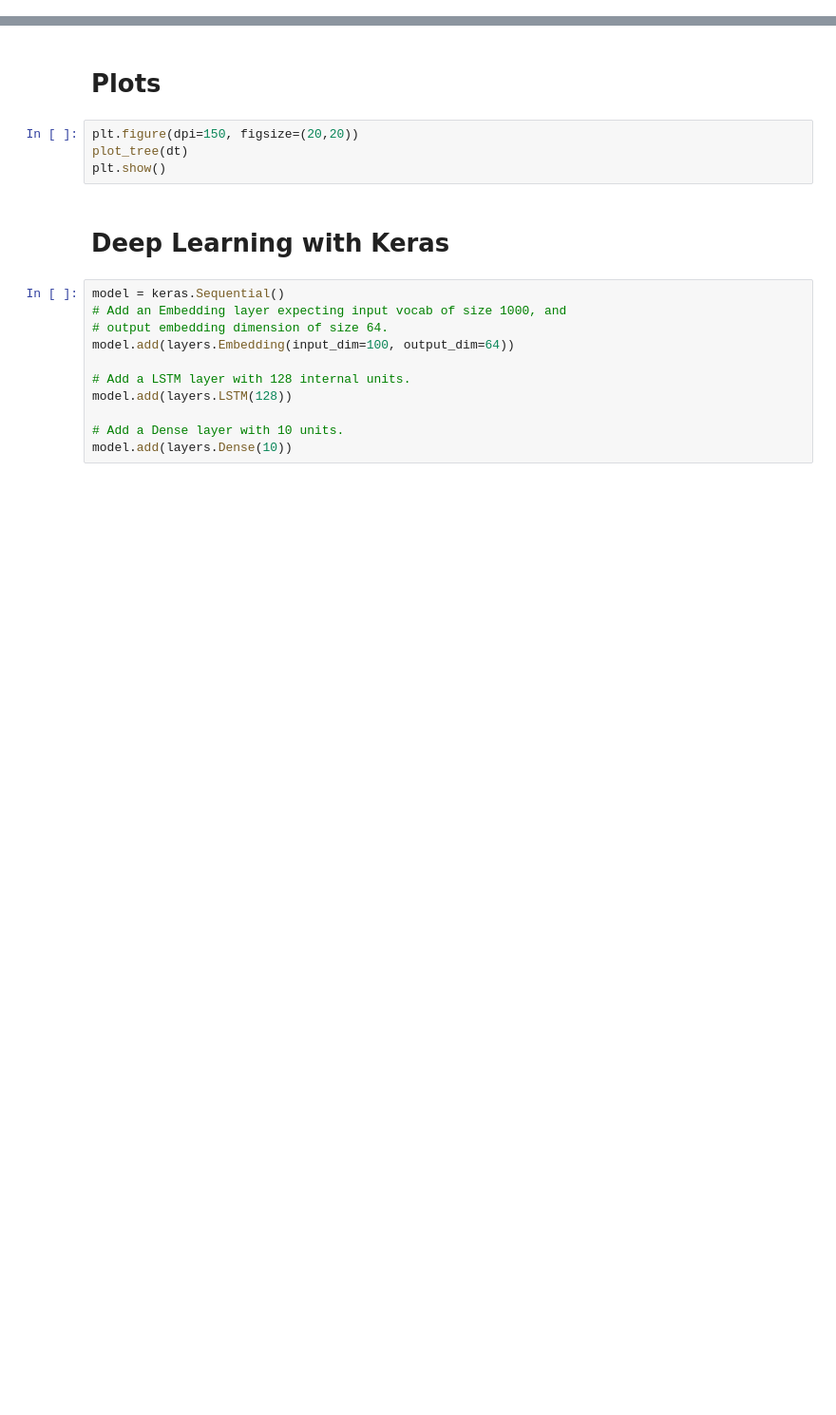
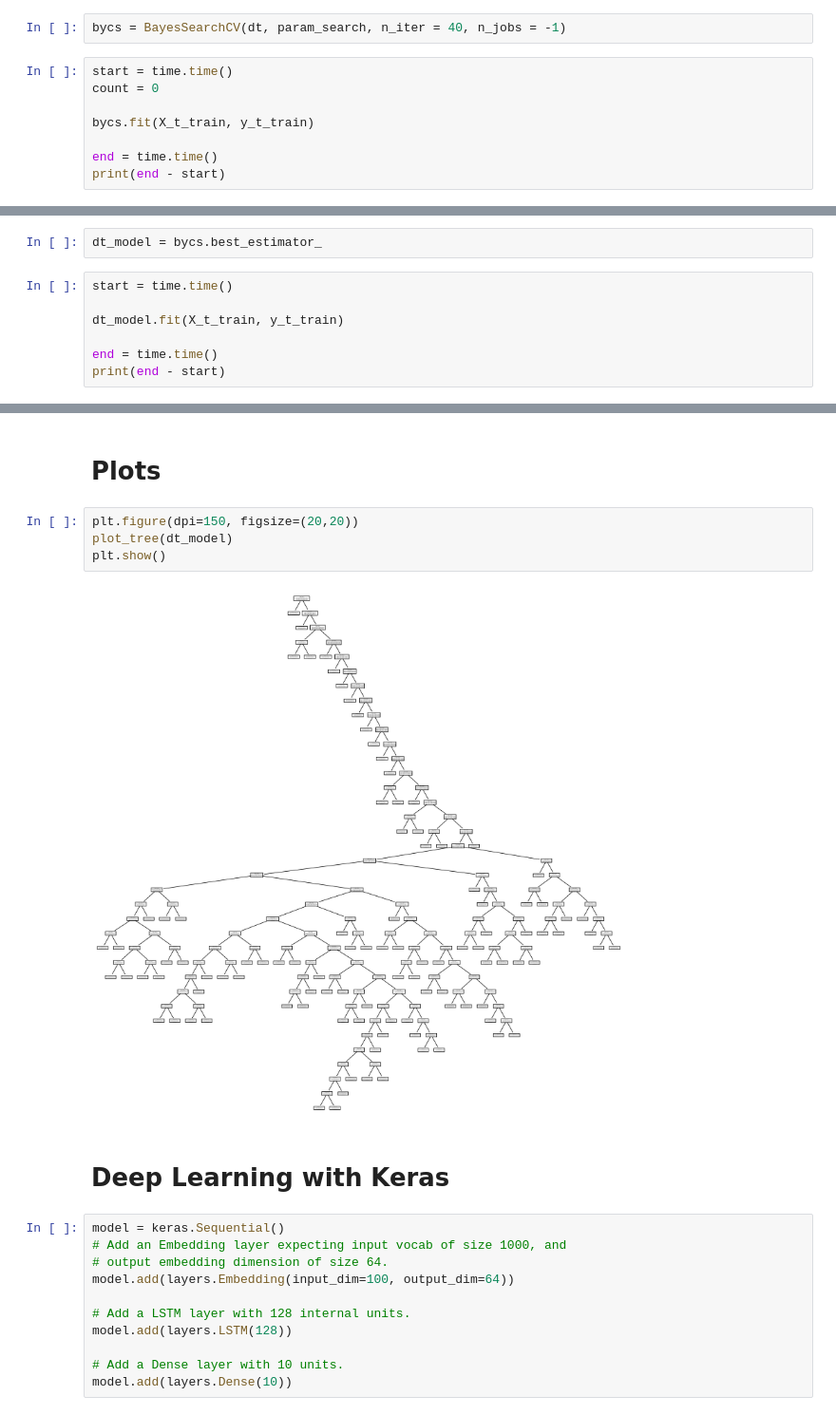
Before and after one commit to CAP5610-Group-Project/StackOverflow-Survey-Project, a Jupyter notebook: ML_model.ipynb, the cells around one changed output, grey strips where cells are left out. Shown at 95% size. Drawn from its saved outputs; the diff is of its cells as text; blank space fills up the shorter version.

```diff
--- a/ML_model.ipynb
+++ b/ML_model.ipynb
@@ -35,0 +84,10 @@ mlpc.score(X_test, y_test)
+# %%
+bycs = BayesSearchCV(dt, param_search, n_iter = 40, n_jobs = -1)
+# %%
+start = time.time()
+count = 0
+
+bycs.fit(X_t_train, y_t_train)
+
+end = time.time()
+print(end - start)
@@ -35,0 +96,9 @@ mlpc.score(X_test, y_test)
+# %%
+dt_model = bycs.best_estimator_
+# %%
+start = time.time()
+
+dt_model.fit(X_t_train, y_t_train)
+
+end = time.time()
+print(end - start)
@@ -94,8 +585,10 @@ lof.score_samples(X_test)
 # Plots
 # %%
 plt.figure(dpi=150, figsize=(20,20))
-plot_tree(dt)
+plot_tree(dt_model)
 plt.show()
+# %% [output]
+[figure, added]
 # %% [markdown]
 # Deep Learning with Keras
 # %%
```
Also changed, not shown: parts of 122 cells of this notebook, 15 other files.
